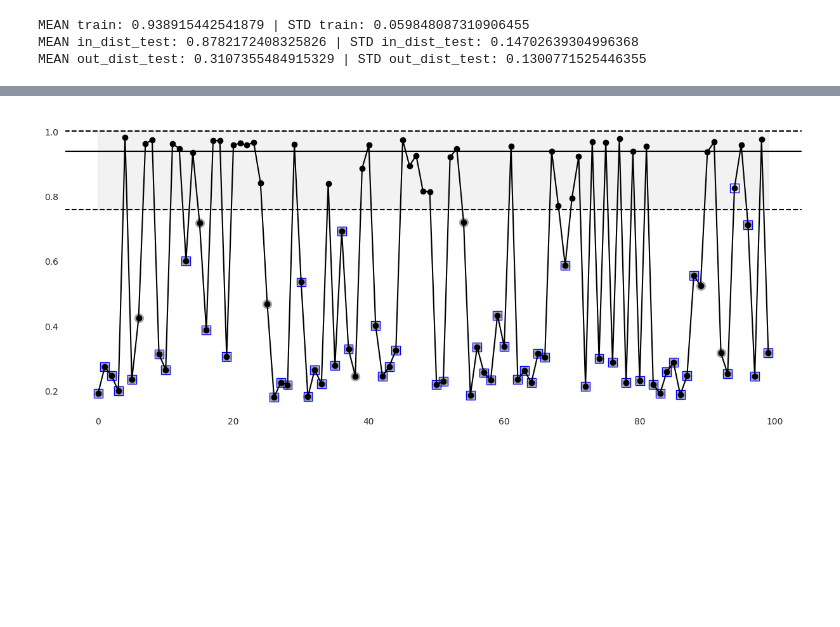
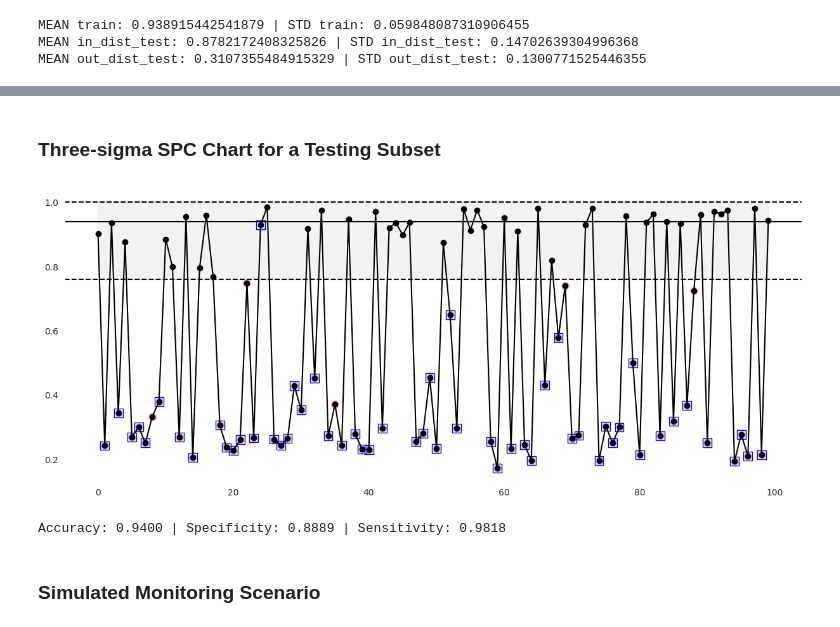
Before and after one commit to kvenkatesh5/AI_monitoring, a Jupyter notebook: notebooks/CT_SPC_Simulation.ipynb, the cells around one changed output, grey strips where cells are left out. Drawn from its saved outputs; the diff is of its cells as text; code cells hidden in the pictures; blank space fills up the shorter version.

Commit message:
12/27/2023 update: finalized figures, simulation notebook

```diff
--- a/notebooks/CT_SPC_Simulation.ipynb
+++ b/notebooks/CT_SPC_Simulation.ipynb
@@ -110,45 +112,61 @@ MEAN out_dist_test: 0.3107355484915329 | STD out_dist_test: 0.1300771525446355
+# %% [markdown]
+### Three-sigma SPC Chart for a Testing Subset
 # %%
 """Three-sigma SPC chart for a subset (n=100) of the test set using training control limits"""
 n=100
 sample = np.random.randint(low=0, high=ytt.shape[0], size=n)
 scores = compute_cosine_similarity(train_features, test_features[sample, :])
 ood_labels = 1 - ytt[sample]
+# for cosine similarity, only need to check if image is lesser than LCL similarity limit
+ood_predictions = [1 if val < cosine_3LCL_train_lower else 0 for val in scores]
 
 # Plot the SPC chart
 fig, ax = plt.subplots(figsize=(15, 6))
 ax.plot(scores, marker='o', linestyle='-', color='k')
 
 # Plot control limits and mean
 ax.axhline(np.clip(cosine_3UCL_train_upper, a_min=0.0, a_max=1.0), color='k', linestyle='--', label='Upper Control Limit (UCL)')  # Black color for UCL
 ax.axhline(np.clip(cosine_3LCL_train_lower, a_min=0.0, a_max=1.0), color='k', linestyle='--', label='Lower Control Limit (LCL)')  # Black color for LCL
 ax.axhline(cosine_mean_train, color='k', linestyle='-', label='Mean')  # Black color for mean
 plt.fill_between(range(n), \
                     np.clip(cosine_3LCL_train_lower, a_min=0.0, a_max=1.0), \
                     np.clip(cosine_3UCL_train_upper, a_min=0.0, a_max=1.0), \
                     color='grey', alpha=0.1)
 
-# Highlight points outside of control limits with grey circle around them
+# Highlight points outside of control limits with pink circle around them
 for i, val in enumerate(scores):
-    if val < cosine_3LCL_train_lower:
-        ax.scatter(i, val, color='darkgrey', marker='o', s=100)  # Gray filled-in circles aroud points that violate control limits
+    if ood_predictions[i] == 1:
+        ax.scatter(i, val, color='pink', marker='o', s=75)  # pink filled-in circles aroud points that violate control limits
 
 # Blue square around points that are in-fact OOD
 for i, val in enumerate(scores):
     if ood_labels[i] == 1:
         ax.scatter(i, val, marker='s', facecolor='none', edgecolors='blue', s=100)
 
 ax.set_facecolor('white')  # White background
 # ax.set_xlabel('Image Sequence')
 # ax.set_ylabel('Cosine Similarity ')
 # ax.set_ylim([0.5,1])
 # ax.legend()
 ax.grid(True, which='both', linestyle='--', linewidth=0.5)  # Lighter grid lines for better visibility
 
 # Show the plot
 plt.savefig("../figs/ood_ctr_cosine.png")
 plt.show()
 # %% [output]
-[figure, old version]
+[figure, new version]
+# %%
+# Calculate accuracy, sensitivity, specificity on this plotted subset
+cfm = confusion_matrix(ood_labels, ood_predictions)
+tn, fp, fn, tp = cfm.ravel()
+acc = (tp + tn) / (tp + tn + fp + fn)
+sensitivity = tp / (tp + fn)
+specificity = tn / (tn + fp)
+print(f"Accuracy: {acc:.4f} | Specificity: {specificity:.4f} | Sensitivity: {sensitivity:.4f}")
+# %% [output]
+Accuracy: 0.9400 | Specificity: 0.8889 | Sensitivity: 0.9818
+# %% [markdown]
+### Simulated Monitoring Scenario
 # %%
 """Time simulation
 Days 0-30: 0-1% error rate (uniformly random)
```
Also changed, not shown: parts of 21 cells of this notebook, 16 other files.
